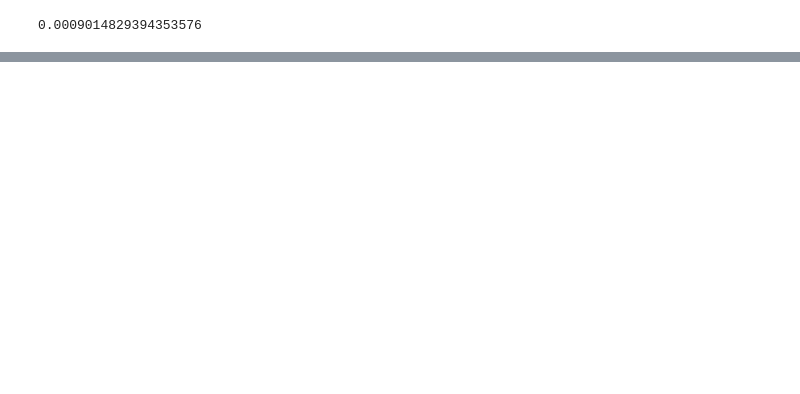
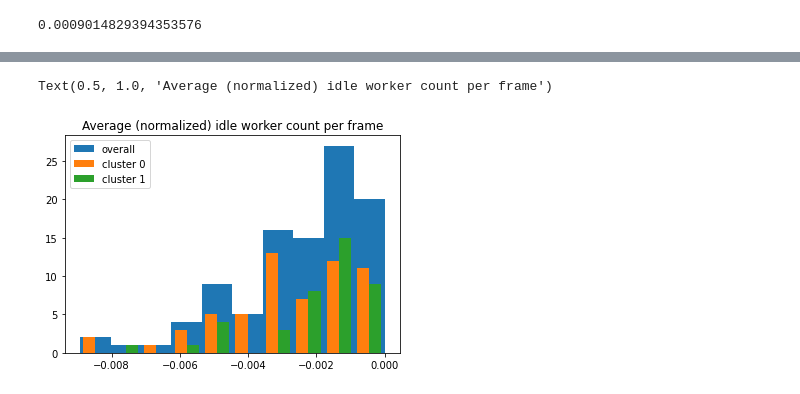
Before and after one commit to daniellawson9999/task1-irl, a Jupyter notebook: analysis.ipynb, the cells around one changed output, grey strips where cells are left out. Drawn from its saved outputs; the diff is of its cells as text; code cells hidden in the pictures; blank space fills up the shorter version.

```diff
--- a/analysis.ipynb
+++ b/analysis.ipynb
@@ -169,3 +167,20 @@ Text(0.5, 1.0, 'Average (normalized) army supply count per frame')
+# %%
+# make average worker supply and average army supply distributions
+# army index = 4, worker index = 5
+
+army_distributions = [ [] for i in range(num_clusters)]
+for i in range(num_replays):
+    index = str(i)
+    army_distributions[cluster_assignments[i]].append(rewards[str(i)][:, 2].mean())
+
+fig, ax = plt.subplots()
+ax.hist(np.hstack(np.array(army_distributions)), label='overall')
+ax.hist(army_distributions, label=cluster_names)
+ax.legend()
+ax.set_title("Average (normalized) idle worker count per frame")
+# %% [output]
+Text(0.5, 1.0, 'Average (normalized) idle worker count per frame')
+[figure, added]
 # %%
 clustering_results[0][1]
 # %% [output]
```
Also changed, not shown: parts of 14 cells of this notebook.
